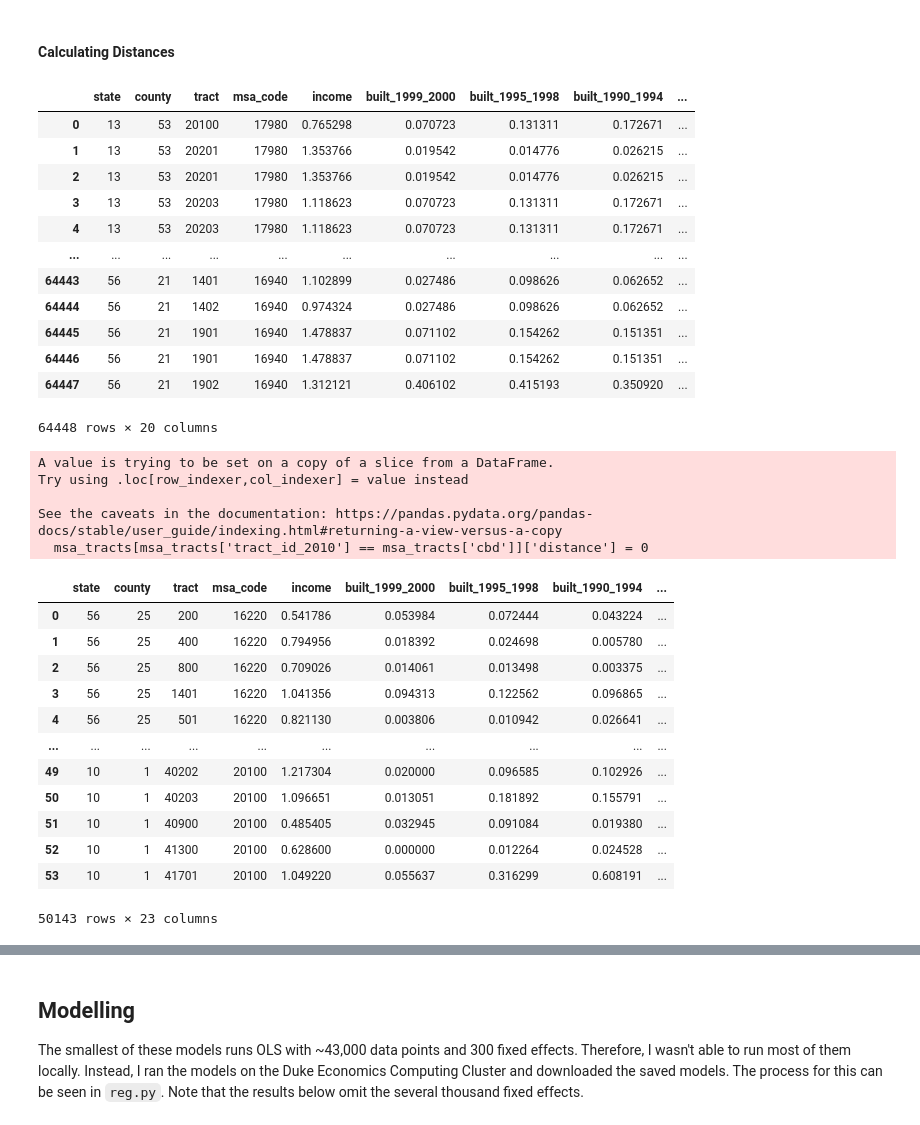
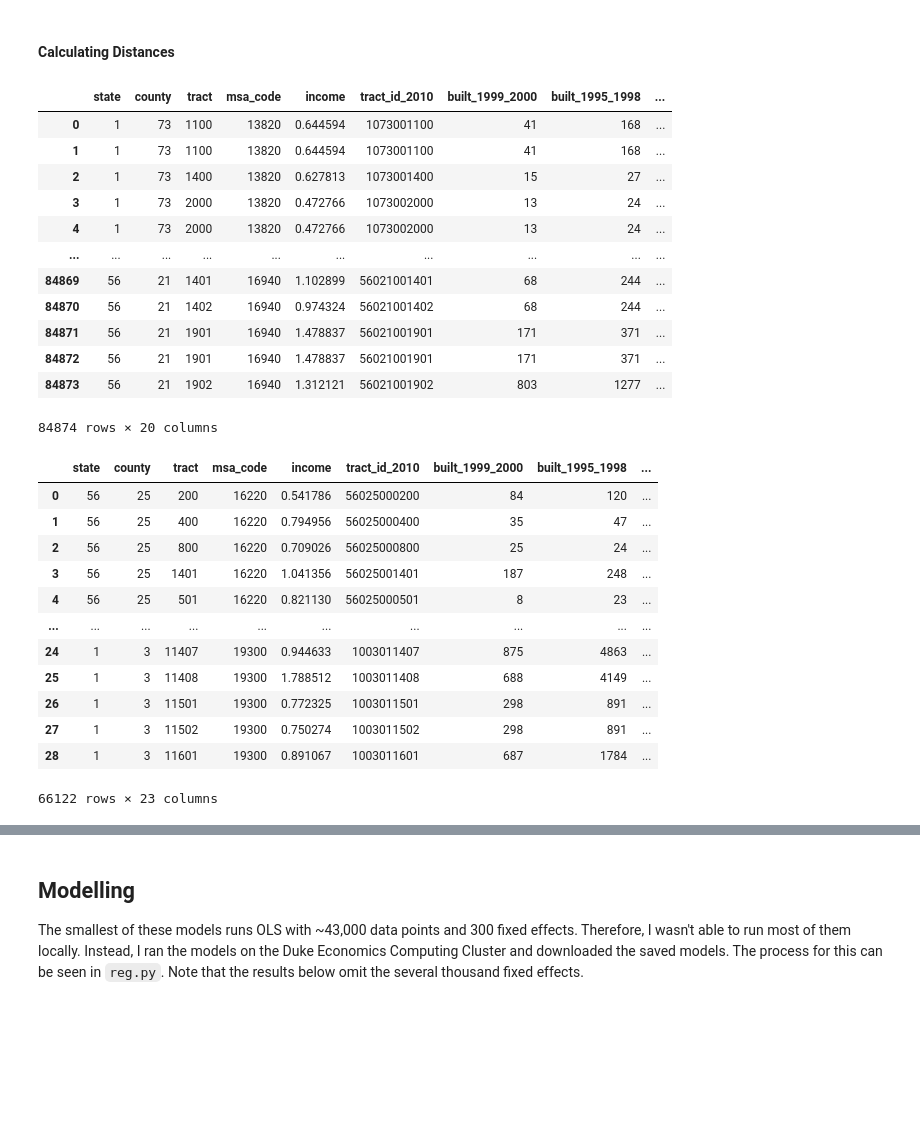
Before and after one commit to ldtcooper/urban-economics-project, a Jupyter notebook: notebook.ipynb, the cells around one changed output, grey strips where cells are left out. Cells and saved outputs as stored; diff of their text form; code cells hidden in the pictures; blank space fills up the shorter version.

Commit message:
Rework merges to keep more data

```diff
--- a/notebook.ipynb
+++ b/notebook.ipynb
@@ -584,38 +763,30 @@ msa_tracts
 # %% [markdown]
 #### Calculating Distances
 # %%
-msa_tracts['distance'] = None
+msa_tracts['distance'] = -1
 msa_tracts
 # %% [output]
-|  | state | county | tract | msa_code | income | built_1999_2000 | built_1995_1998 | built_1990_1994 | ... |
-| 0 | 13 | 53 | 20100 | 17980 | 0.765298 | 0.070723 | 0.131311 | 0.172671 | ... |
-| 1 | 13 | 53 | 20201 | 17980 | 1.353766 | 0.019542 | 0.014776 | 0.026215 | ... |
-| 2 | 13 | 53 | 20201 | 17980 | 1.353766 | 0.019542 | 0.014776 | 0.026215 | ... |
-| 3 | 13 | 53 | 20203 | 17980 | 1.118623 | 0.070723 | 0.131311 | 0.172671 | ... |
-| 4 | 13 | 53 | 20203 | 17980 | 1.118623 | 0.070723 | 0.131311 | 0.172671 | ... |
+|  | state | county | tract | msa_code | income | tract_id_2010 | built_1999_2000 | built_1995_1998 | ... |
+| 0 | 1 | 73 | 1100 | 13820 | 0.644594 | 1073001100 | 41 | 168 | ... |
+| 1 | 1 | 73 | 1100 | 13820 | 0.644594 | 1073001100 | 41 | 168 | ... |
+| 2 | 1 | 73 | 1400 | 13820 | 0.627813 | 1073001400 | 15 | 27 | ... |
+| 3 | 1 | 73 | 2000 | 13820 | 0.472766 | 1073002000 | 13 | 24 | ... |
+| 4 | 1 | 73 | 2000 | 13820 | 0.472766 | 1073002000 | 13 | 24 | ... |
 | ... | ... | ... | ... | ... | ... | ... | ... | ... | ... |
-| 64443 | 56 | 21 | 1401 | 16940 | 1.102899 | 0.027486 | 0.098626 | 0.062652 | ... |
-| 64444 | 56 | 21 | 1402 | 16940 | 0.974324 | 0.027486 | 0.098626 | 0.062652 | ... |
-| 64445 | 56 | 21 | 1901 | 16940 | 1.478837 | 0.071102 | 0.154262 | 0.151351 | ... |
-| 64446 | 56 | 21 | 1901 | 16940 | 1.478837 | 0.071102 | 0.154262 | 0.151351 | ... |
-| 64447 | 56 | 21 | 1902 | 16940 | 1.312121 | 0.406102 | 0.415193 | 0.350920 | ... |
+| 84869 | 56 | 21 | 1401 | 16940 | 1.102899 | 56021001401 | 68 | 244 | ... |
+| 84870 | 56 | 21 | 1402 | 16940 | 0.974324 | 56021001402 | 68 | 244 | ... |
+| 84871 | 56 | 21 | 1901 | 16940 | 1.478837 | 56021001901 | 171 | 371 | ... |
+| 84872 | 56 | 21 | 1901 | 16940 | 1.478837 | 56021001901 | 171 | 371 | ... |
+| 84873 | 56 | 21 | 1902 | 16940 | 1.312121 | 56021001902 | 803 | 1277 | ... |
-64448 rows × 20 columns
+84874 rows × 20 columns
-# %%
-msa_tracts[msa_tracts['tract_id_2010'] == msa_tracts['cbd']]['distance'] = 0
-# %% [output]
-A value is trying to be set on a copy of a slice from a DataFrame.
-Try using .loc[row_indexer,col_indexer] = value instead
-
-See the caveats in the documentation: https://pandas.pydata.org/pandas-docs/stable/user_guide/indexing.html#returning-a-view-versus-a-copy
-  msa_tracts[msa_tracts['tract_id_2010'] == msa_tracts['cbd']]['distance'] = 0
 # %%
 msa_tracts_with_dist = None
 # %%
 tract_distances = pd.read_csv('./data/sf12010tractdistance50miles.csv', dtype={'county1': str,'tract1': str, 'county2': str,'tract2': str}, chunksize=5000)
 for chunk in tract_distances:
-    chunk['tid1'] = chunk['county1'] + chunk['tract1']
+    chunk['tid1'] = (chunk['county1'] + chunk['tract1']).str.removeprefix('0')
     chunk.drop(['county1', 'tract1'], axis=1, inplace=True)
-    chunk['tid2'] = chunk['county2'] + chunk['tract2']
+    chunk['tid2'] = (chunk['county2'] + chunk['tract2']).str.removeprefix('0')
     chunk.drop(['county2', 'tract2'], axis=1, inplace=True)
     chunk.rename({'mi_to_tract': 'distance'}, axis=1, inplace=True)
     m = pd.merge(left=msa_tracts, right=chunk, left_on=['cbd', 'tract_id_2010'], right_on=['tid1', 'tid2'])
@@ -626,19 +797,19 @@ for chunk in tract_distances:
 
 msa_tracts_with_dist
 # %% [output]
-|  | state | county | tract | msa_code | income | built_1999_2000 | built_1995_1998 | built_1990_1994 | ... |
-| 0 | 56 | 25 | 200 | 16220 | 0.541786 | 0.053984 | 0.072444 | 0.043224 | ... |
-| 1 | 56 | 25 | 400 | 16220 | 0.794956 | 0.018392 | 0.024698 | 0.005780 | ... |
-| 2 | 56 | 25 | 800 | 16220 | 0.709026 | 0.014061 | 0.013498 | 0.003375 | ... |
-| 3 | 56 | 25 | 1401 | 16220 | 1.041356 | 0.094313 | 0.122562 | 0.096865 | ... |
-| 4 | 56 | 25 | 501 | 16220 | 0.821130 | 0.003806 | 0.010942 | 0.026641 | ... |
+|  | state | county | tract | msa_code | income | tract_id_2010 | built_1999_2000 | built_1995_1998 | ... |
+| 0 | 56 | 25 | 200 | 16220 | 0.541786 | 56025000200 | 84 | 120 | ... |
+| 1 | 56 | 25 | 400 | 16220 | 0.794956 | 56025000400 | 35 | 47 | ... |
+| 2 | 56 | 25 | 800 | 16220 | 0.709026 | 56025000800 | 25 | 24 | ... |
+| 3 | 56 | 25 | 1401 | 16220 | 1.041356 | 56025001401 | 187 | 248 | ... |
+| 4 | 56 | 25 | 501 | 16220 | 0.821130 | 56025000501 | 8 | 23 | ... |
 | ... | ... | ... | ... | ... | ... | ... | ... | ... | ... |
-| 49 | 10 | 1 | 40202 | 20100 | 1.217304 | 0.020000 | 0.096585 | 0.102926 | ... |
-| 50 | 10 | 1 | 40203 | 20100 | 1.096651 | 0.013051 | 0.181892 | 0.155791 | ... |
-| 51 | 10 | 1 | 40900 | 20100 | 0.485405 | 0.032945 | 0.091084 | 0.019380 | ... |
-| 52 | 10 | 1 | 41300 | 20100 | 0.628600 | 0.000000 | 0.012264 | 0.024528 | ... |
-| 53 | 10 | 1 | 41701 | 20100 | 1.049220 | 0.055637 | 0.316299 | 0.608191 | ... |
+| 24 | 1 | 3 | 11407 | 19300 | 0.944633 | 1003011407 | 875 | 4863 | ... |
+| 25 | 1 | 3 | 11408 | 19300 | 1.788512 | 1003011408 | 688 | 4149 | ... |
+| 26 | 1 | 3 | 11501 | 19300 | 0.772325 | 1003011501 | 298 | 891 | ... |
+| 27 | 1 | 3 | 11502 | 19300 | 0.750274 | 1003011502 | 298 | 891 | ... |
+| 28 | 1 | 3 | 11601 | 19300 | 0.891067 | 1003011601 | 687 | 1784 | ... |
-50143 rows × 23 columns
+66122 rows × 23 columns
 # %%
 msa_tracts_with_dist.drop(['distance_x', 'tid1', 'tid2'], axis=1, inplace=True)
 msa_tracts_with_dist.rename({'distance_y': 'distance'}, axis=1, inplace=True)
```
Also changed, not shown: parts of 58 cells of this notebook.
